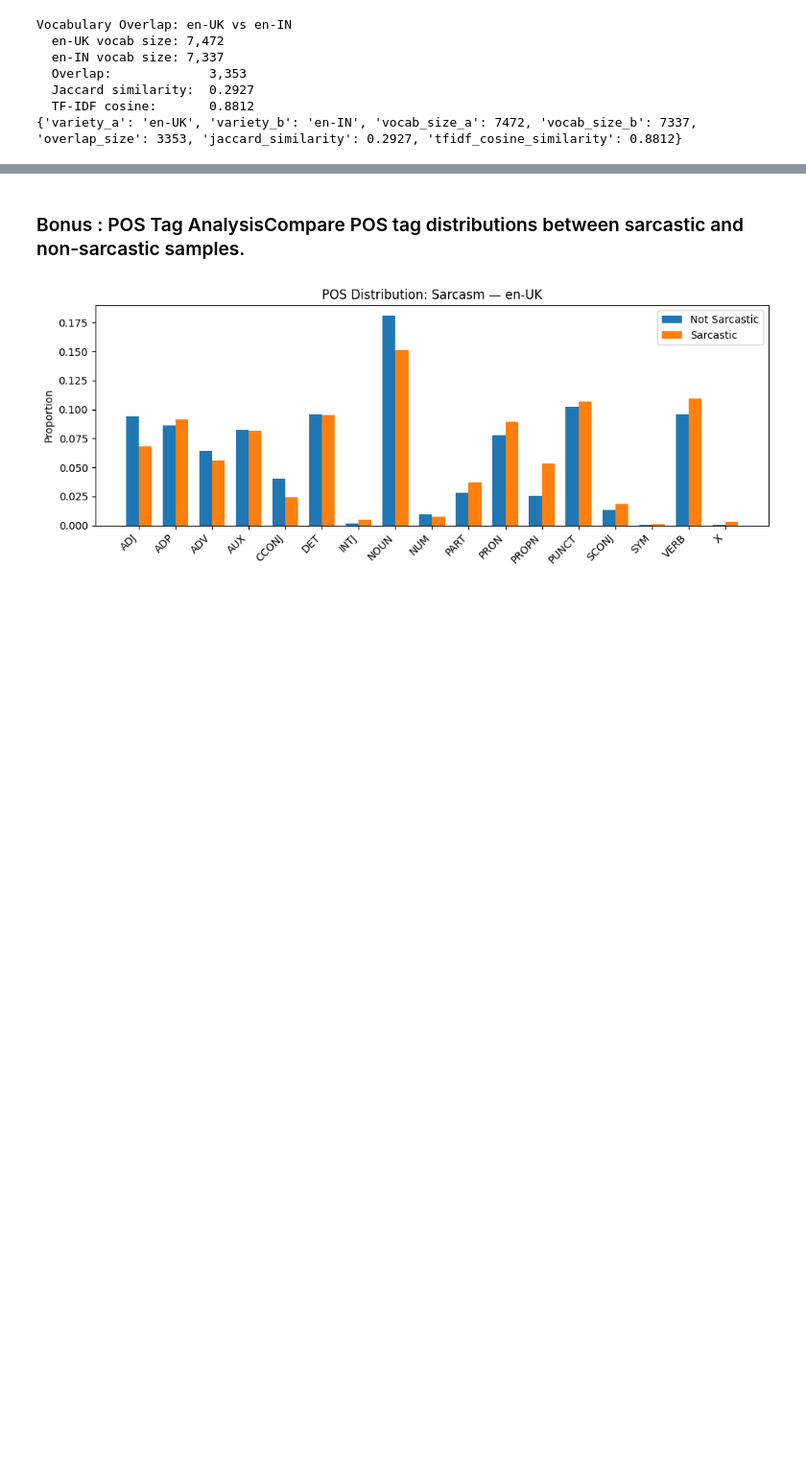
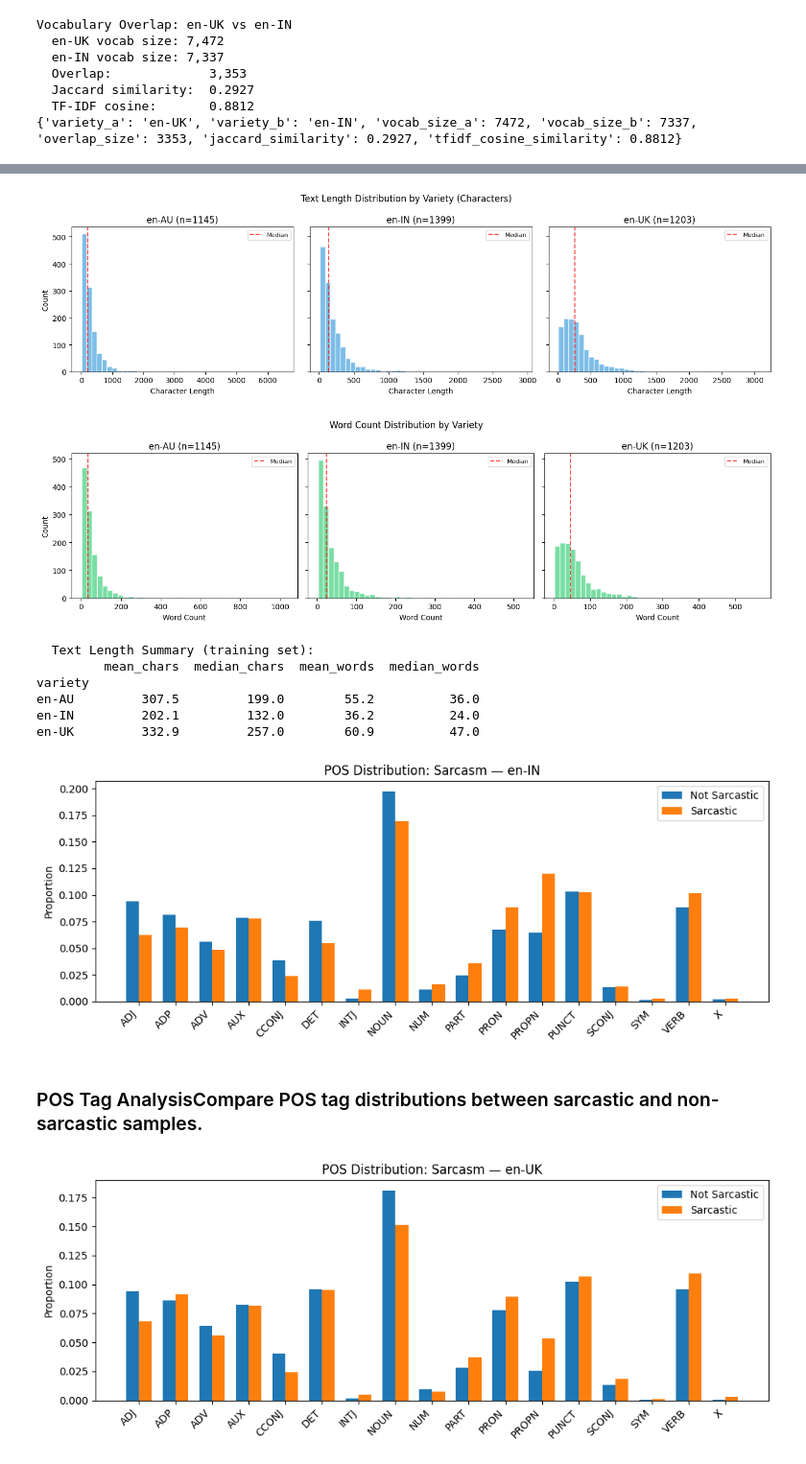
Before and after one commit to shah-arbisoft/COMM061-PG29, a Jupyter notebook: main.ipynb, the cells around one changed output, grey strips where cells are left out. Shown at 96% size. Drawn from its saved outputs; the diff is of its cells as text; code cells hidden in the pictures; blank space fills up the shorter version.

```diff
--- a/main.ipynb
+++ b/main.ipynb
@@ -73,3 +73,12 @@ Vocabulary Overlap: en-UK vs en-IN
   Jaccard similarity:  0.2927
   TF-IDF cosine:       0.8812
 {'variety_a': 'en-UK', 'variety_b': 'en-IN', 'vocab_size_a': 7472, 'vocab_size_b': 7337, 'overlap_size': 3353, 'jaccard_similarity': 0.2927, 'tfidf_cosine_similarity': 0.8812}
+# %%
+from src.data.analysis import plot_text_length_distribution, pos_distribution_by_label
+
+# This generates q1_text_length_dist.png and q1_word_count_dist.png
+plot_text_length_distribution()
+
+# This generates q1_pos_sarcasm_en-IN.png (issue 3 as well)
+pos_distribution_by_label("Sarcasm", "en-IN")
+# %% [output]
@@ -76,5 +86,14 @@ Vocabulary Overlap: en-UK vs en-IN
+[figure, added]
+[figure, added]
+  Text Length Summary (training set):
+         mean_chars  median_chars  mean_words  median_words
+variety
+en-AU         307.5         199.0        55.2          36.0
+en-IN         202.1         132.0        36.2          24.0
+en-UK         332.9         257.0        60.9          47.0
+[figure, added]
 # %% [markdown]
-### Bonus : POS Tag AnalysisCompare POS tag distributions between sarcastic and non-sarcastic samples.
+### POS Tag AnalysisCompare POS tag distributions between sarcastic and non-sarcastic samples.
 # %%
 from src.data.analysis import pos_distribution_by_label
 
```
Also changed, not shown: parts of 4 cells of this notebook, 4 other files.
